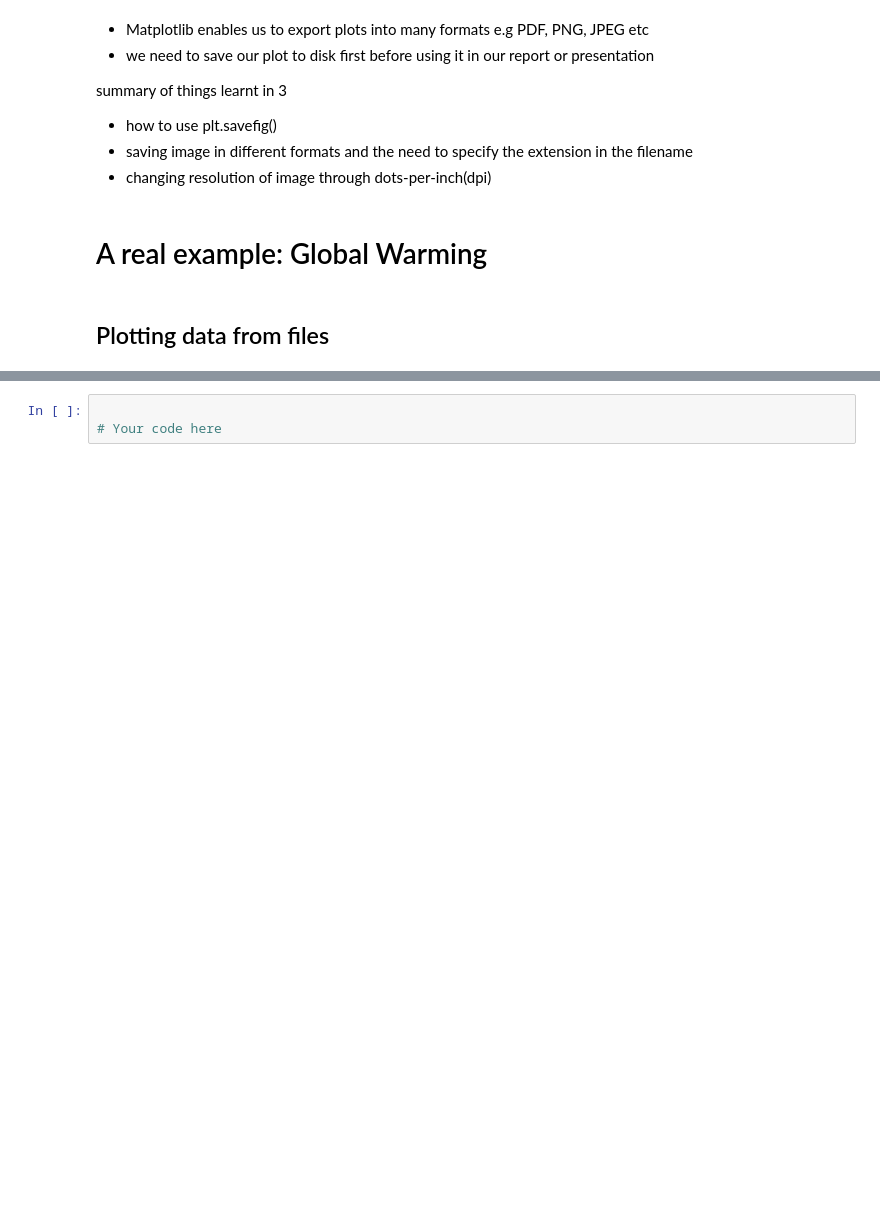
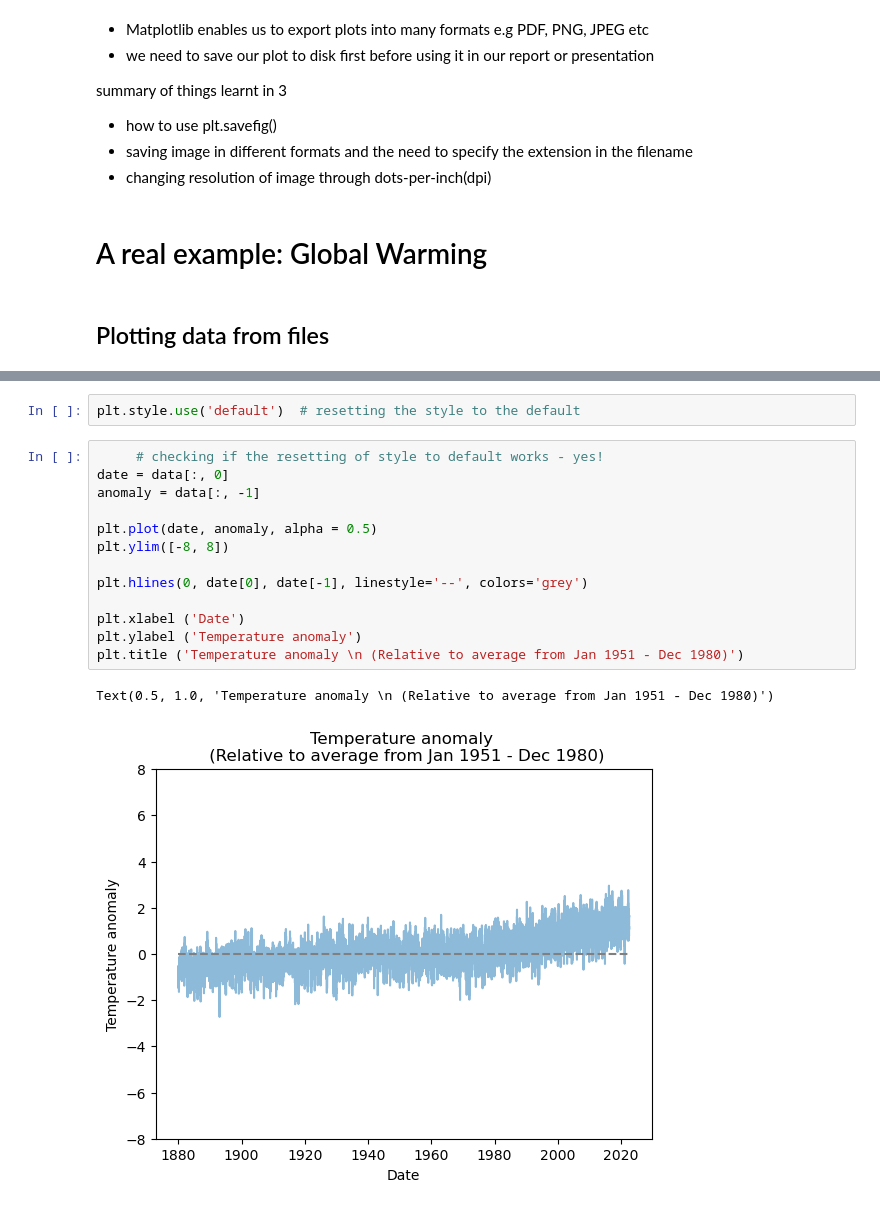
Before and after one commit to SPS-SP2273/learning-portfolio-annette-14, a Jupyter notebook: plotting/plotting_(need).ipynb, the cells around one changed output, grey strips where cells are left out. Cells and saved outputs as stored; diff of their text form; blank space fills up the shorter version.

```diff
--- a/plotting/plotting_(need).ipynb
+++ b/plotting/plotting_(need).ipynb
@@ -447,3 +512,18 @@ FileNotFoundError: Complete_TAVG_daily.txt not found.
 # %%
-
-# Your code here
+plt.style.use('default')  # resetting the style to the default
+# %%
+     # checking if the resetting of style to default works - yes!
+date = data[:, 0]
+anomaly = data[:, -1]
+
+plt.plot(date, anomaly, alpha = 0.5)
+plt.ylim([-8, 8])
+
+plt.hlines(0, date[0], date[-1], linestyle='--', colors='grey')
+
+plt.xlabel ('Date')
+plt.ylabel ('Temperature anomaly')
+plt.title ('Temperature anomaly \n (Relative to average from Jan 1951 - Dec 1980)')
+# %% [output]
+Text(0.5, 1.0, 'Temperature anomaly \n (Relative to average from Jan 1951 - Dec 1980)')
+[figure, added]
```
Also changed, not shown: parts of 8 cells of this notebook, 3 other files.
